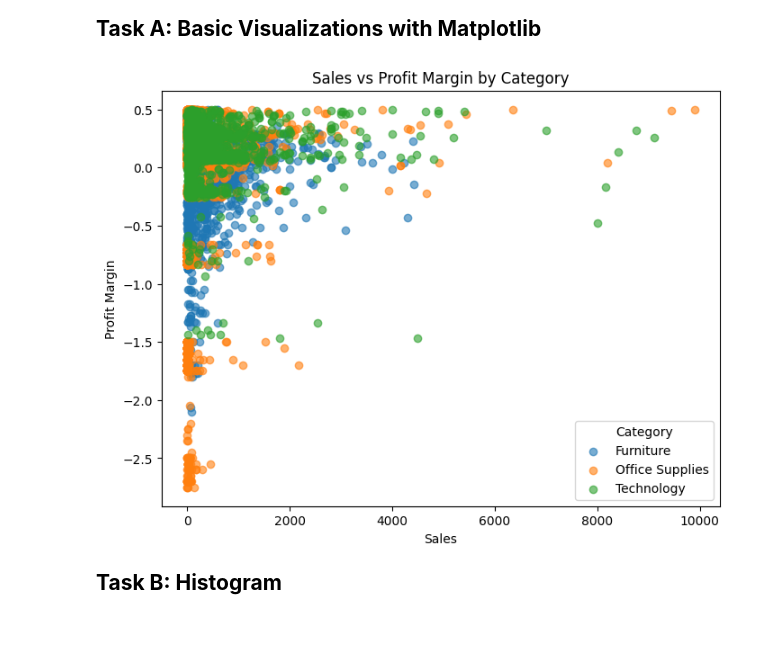
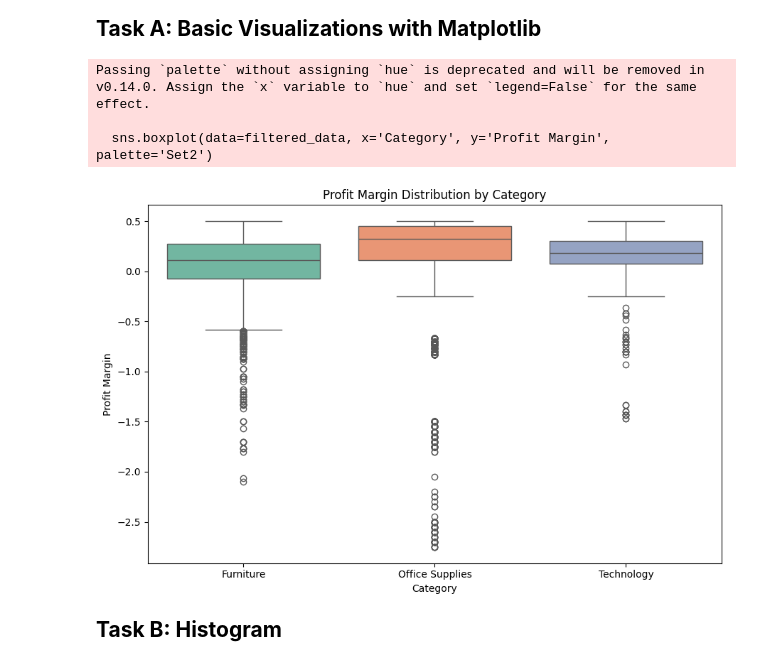
Before and after one commit to labibkamran/Data-Visualization, a Jupyter notebook: Lab2/lab2.ipynb, the cells around one changed output. Saved outputs shown, nothing was run; the diff lists cells and outputs as text; code cells hidden in the pictures; blank space fills up the shorter version.

```diff
--- a/Lab2/lab2.ipynb
+++ b/Lab2/lab2.ipynb
@@ -3,27 +3,29 @@
 # %%
 import pandas as pd
 import matplotlib.pyplot as plt
+import seaborn as sns
 
 superstore = pd.read_csv('../Sample-Superstore.csv', encoding='latin1')
 
 cols = ['Sales', 'Profit', 'Discount', 'Quantity', 'Category', 'Sub-Category', 'Segment', 'Region', 'Ship Mode']
 data = superstore[cols].copy()
 
 data['Profit Margin'] = data.apply(lambda row: row['Profit'] / row['Sales'] if row['Sales'] != 0 else 0, axis=1)
 
 filtered_data = data[data['Sales'] <= 10000]
 
-plt.figure(figsize=(8,6))
-for category in filtered_data['Category'].unique():
-    subset = filtered_data[filtered_data['Category'] == category]
-    plt.scatter(subset['Sales'], subset['Profit Margin'], label=category, alpha=0.6)
-plt.xlabel('Sales')
+plt.figure(figsize=(9,6))
+sns.boxplot(data=filtered_data, x='Category', y='Profit Margin', palette='Set2')
+plt.xlabel('Category')
 plt.ylabel('Profit Margin')
-plt.title('Sales vs Profit Margin by Category')
-plt.legend(title='Category')
+plt.title('Profit Margin Distribution by Category')
+plt.tight_layout()
 plt.show()
 # %% [output]
+Passing `palette` without assigning `hue` is deprecated and will be removed in v0.14.0. Assign the `x` variable to `hue` and set `legend=False` for the same effect.
+
+  sns.boxplot(data=filtered_data, x='Category', y='Profit Margin', palette='Set2')
-[figure, old version]
+[figure, new version]
 # %% [markdown]
 <span style="font-size:1.5em;"><b>Task B: Histogram</b></span>
 # %%
```
